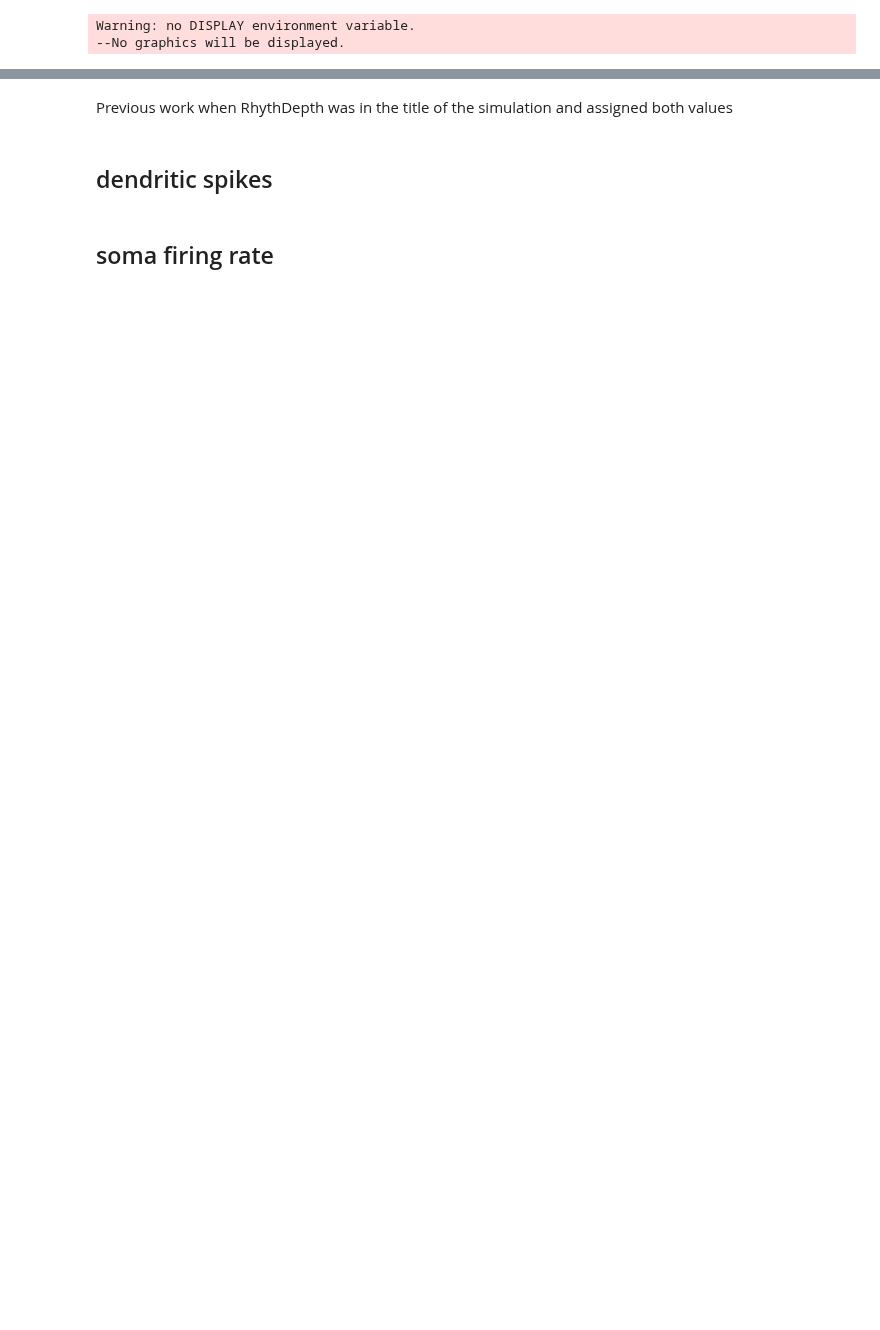
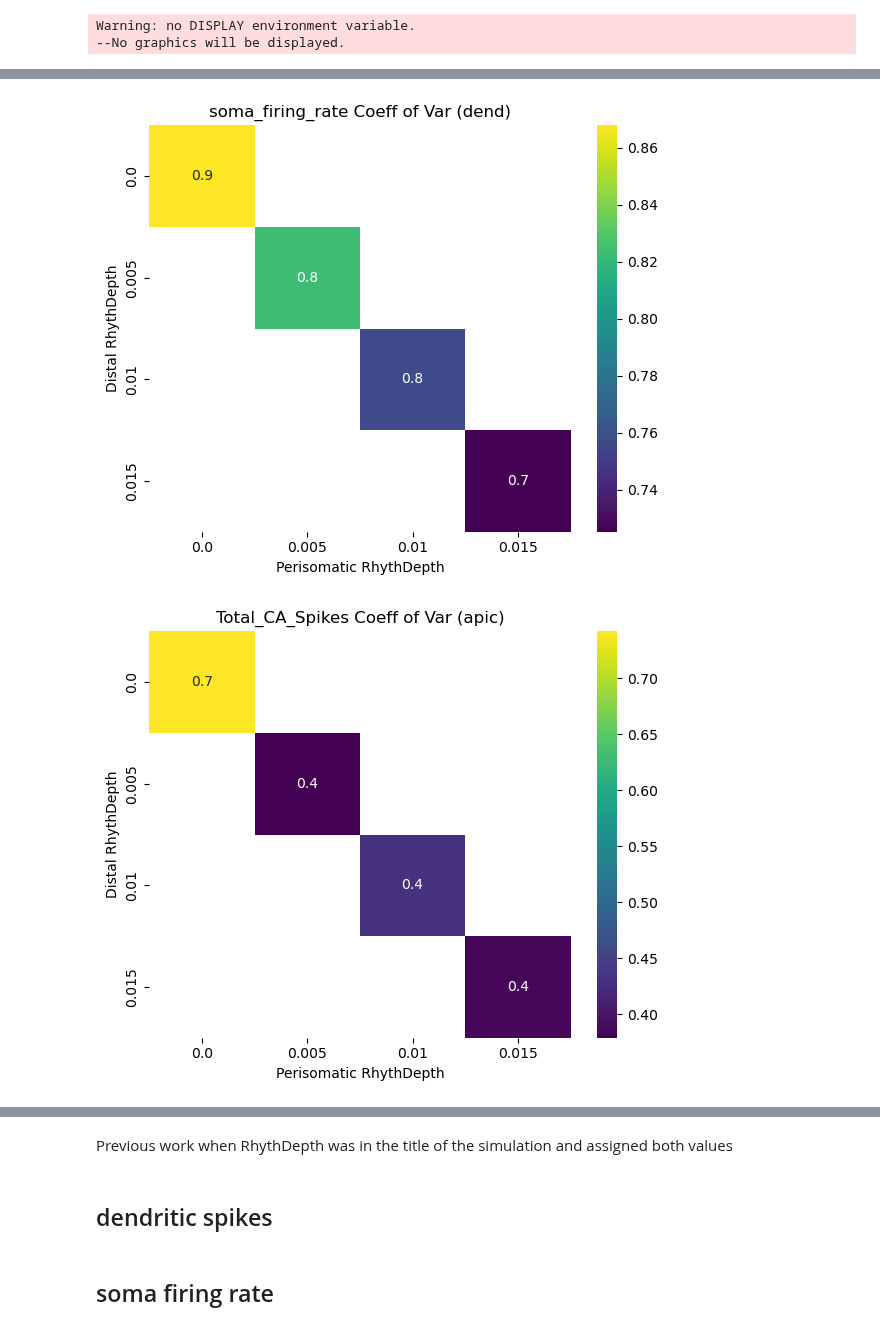
Before and after one commit to davidfague/Neural-Modeling, a Jupyter notebook: notebooks/rhyth_depth_mod_across_seeds.ipynb, the cells around one changed output, grey strips where cells are left out. Drawn from its saved outputs; the diff is of its cells as text; code cells hidden in the pictures; blank space fills up the shorter version.

```diff
--- a/notebooks/rhyth_depth_mod_across_seeds.ipynb
+++ b/notebooks/rhyth_depth_mod_across_seeds.ipynb
@@ -196,0 +189,14 @@ for segment_type in grouped_stats['Segment_Type'].unique():
+# %%
+grouped_stats = spike_table.groupby(
+    ['distal_rhyth_depth', 'perisomatic_rhyth_depth', 'Segment_Type']
+)[['Total_NMDA_Spikes', 'Total_NA_Spikes', 'Total_CA_Spikes', 'soma_firing_rate']].agg(['mean', 'std', 'var'])
+
+# Compute Fano Factor as variance divided by mean
+for col in ['Total_NMDA_Spikes', 'Total_NA_Spikes', 'Total_CA_Spikes', 'soma_firing_rate']:
+    grouped_stats[(col, 'fano_factor')] = grouped_stats[(col, 'var')] / grouped_stats[(col, 'mean')]
+    grouped_stats[(col, 'coeff_of_var')] = grouped_stats[(col, 'std')] / grouped_stats[(col, 'mean')]
+
+grouped_stats.reset_index(inplace=True)
+# %%
+# sort the columns so that the fanofactor is among the mean, std, var columns
+grouped_stats = grouped_stats.reindex(sorted(grouped_stats.columns), axis=1)
@@ -196,0 +217,3 @@ for segment_type in grouped_stats['Segment_Type'].unique():
+# %%
+for spike_type, stat in grouped_stats.keys():
+    print(f"{spike_type} {stat}")
@@ -196,0 +240,24 @@ for segment_type in grouped_stats['Segment_Type'].unique():
+# %%
+statistic = ['Fano Factor', 'Coeff of Var'][-1]
+statistic_var = ['fano_factor', 'coeff_of_var'][-1]
+# visualize the Fano Factor for each spike type and segment type by rhythmic depth
+for spike_type in ['soma_firing_rate', 'Total_CA_Spikes', 'Total_NMDA_Spikes', 'Total_NA_Spikes']:
+    for segment_type in grouped_stats['Segment_Type'].unique():
+        if (segment_type == 'dend' and spike_type == 'Total_CA_Spikes') or (segment_type == 'apic' and spike_type == 'soma_firing_rate'):
+            continue
+        subset = grouped_stats[grouped_stats['Segment_Type'] == segment_type]
+        pivot_mean = subset.pivot(index='distal_rhyth_depth',
+                                  columns='perisomatic_rhyth_depth',
+                                  values=(spike_type, statistic_var))
+
+        fig, ax = plt.subplots(1, 1, figsize=(6, 5))
+        sns.heatmap(pivot_mean, ax=ax, cmap="viridis", annot=True, fmt=".1f")
+        ax.set_title(f'{spike_type} {statistic} ({segment_type})')
+        ax.set_xlabel('Perisomatic RhythDepth')
+        ax.set_ylabel('Distal RhythDepth')
+
+        plt.tight_layout()
+        plt.show()
+# %% [output]
+[figure, added]
+[figure, added]
```
Also changed, not shown: parts of 8 cells of this notebook.
